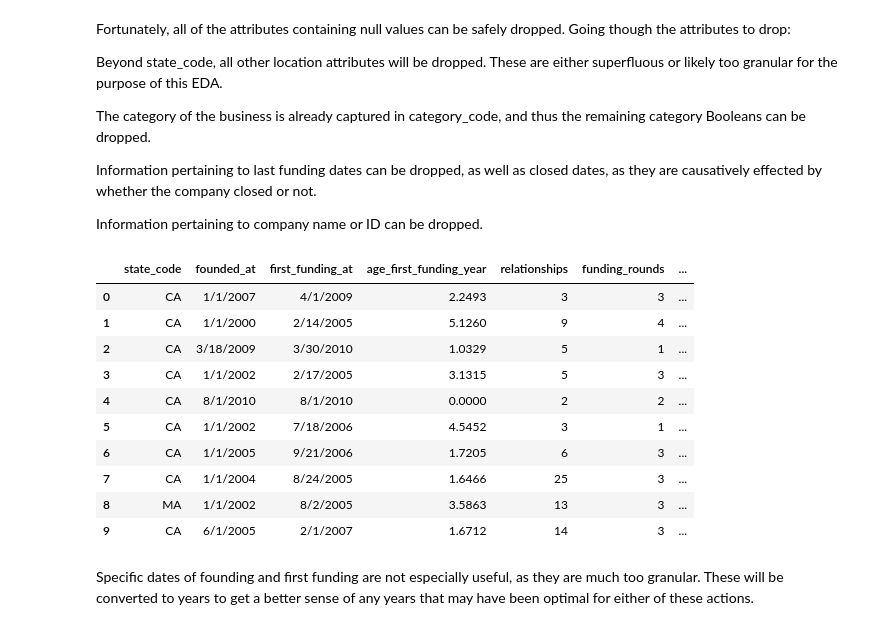
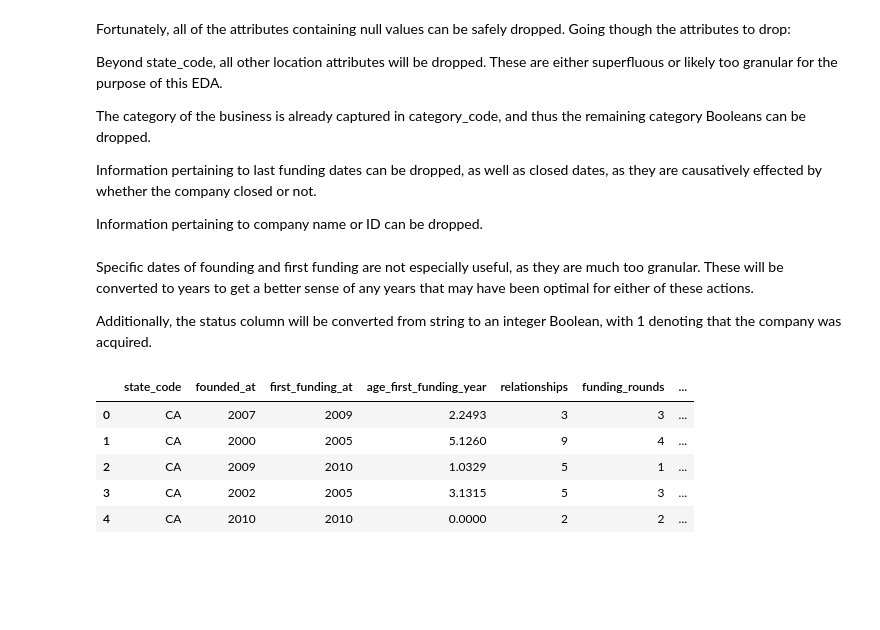
Before and after one commit to iansind/startup-success, a Jupyter notebook: EDA.ipynb, the cells around one changed output. Cells and saved outputs as stored; diff of their text form; code cells hidden in the pictures; blank space fills up the shorter version.

```diff
--- a/EDA.ipynb
+++ b/EDA.ipynb
@@ -64,21 +48,20 @@ df = pd.read_csv('startup_data.csv')
 df.drop(loc_to_drop, axis=1, inplace=True)
 df.drop(cat_to_drop, axis=1, inplace=True)
 df.drop(extras_to_drop, axis=1, inplace=True)
-df.head(10)
-# %% [output]
-|  | state_code | founded_at | first_funding_at | age_first_funding_year | relationships | funding_rounds | ... |
-| 0 | CA | 1/1/2007 | 4/1/2009 | 2.2493 | 3 | 3 | ... |
-| 1 | CA | 1/1/2000 | 2/14/2005 | 5.1260 | 9 | 4 | ... |
-| 2 | CA | 3/18/2009 | 3/30/2010 | 1.0329 | 5 | 1 | ... |
-| 3 | CA | 1/1/2002 | 2/17/2005 | 3.1315 | 5 | 3 | ... |
-| 4 | CA | 8/1/2010 | 8/1/2010 | 0.0000 | 2 | 2 | ... |
-| 5 | CA | 1/1/2002 | 7/18/2006 | 4.5452 | 3 | 1 | ... |
-| 6 | CA | 1/1/2005 | 9/21/2006 | 1.7205 | 6 | 3 | ... |
-| 7 | CA | 1/1/2004 | 8/24/2005 | 1.6466 | 25 | 3 | ... |
-| 8 | MA | 1/1/2002 | 8/2/2005 | 3.5863 | 13 | 3 | ... |
-| 9 | CA | 6/1/2005 | 2/1/2007 | 1.6712 | 14 | 3 | ... |
 # %% [markdown]
 Specific dates of founding and first funding are not especially useful, as they are much too granular. These will be converted to years to get a better sense of any years that may have been optimal for either of these actions.
+
+Additionally, the status column will be converted from string to an integer Boolean, with 1 denoting that the company was acquired.
 # %%
 df['founded_at'] = df['founded_at'].str.slice(start=-4, stop=None)
 df['first_funding_at'] = df['first_funding_at'].str.slice(start=-4, stop=None)
+
+df['status'] = df['status'].map({'acquired': 1, 'closed': 0})
+df.head()
+# %% [output]
+|  | state_code | founded_at | first_funding_at | age_first_funding_year | relationships | funding_rounds | ... |
+| 0 | CA | 2007 | 2009 | 2.2493 | 3 | 3 | ... |
+| 1 | CA | 2000 | 2005 | 5.1260 | 9 | 4 | ... |
+| 2 | CA | 2009 | 2010 | 1.0329 | 5 | 1 | ... |
+| 3 | CA | 2002 | 2005 | 3.1315 | 5 | 3 | ... |
+| 4 | CA | 2010 | 2010 | 0.0000 | 2 | 2 | ... |
```
Also changed, not shown: parts of 11 cells of this notebook.
